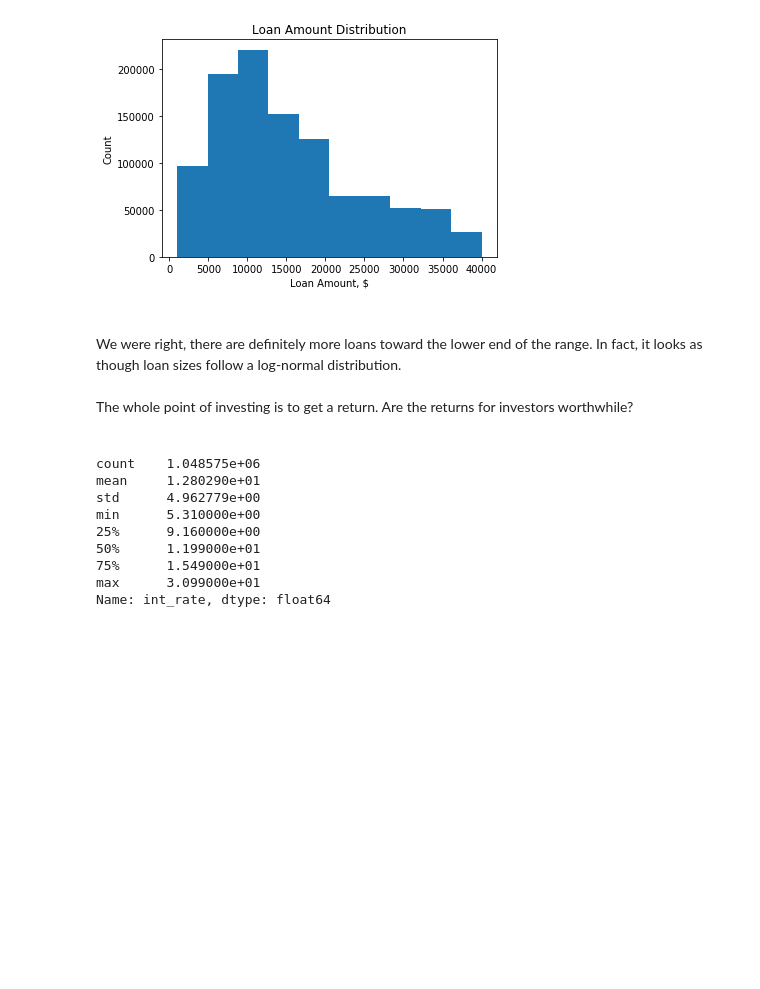
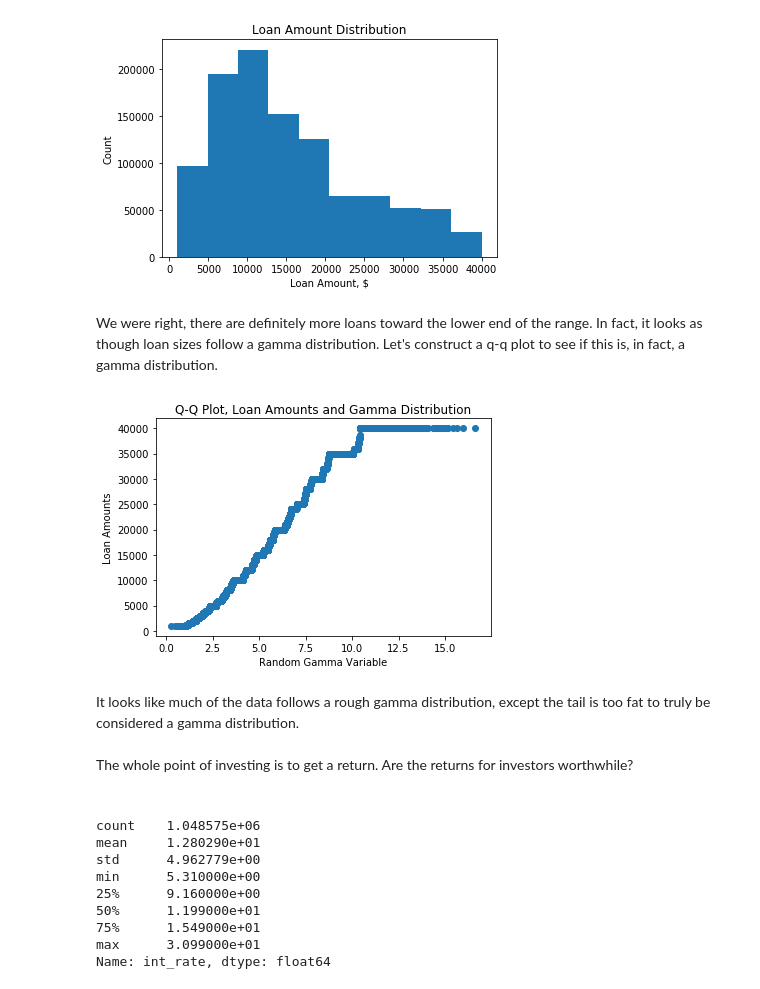
Before and after one commit to danehooker/Thinkful-Projects, a Jupyter notebook: Capstone 1.ipynb, the cells around one changed output. Saved outputs shown, nothing was run; the diff lists cells and outputs as text; code cells hidden in the pictures; blank space fills up the shorter version.

```diff
--- a/Capstone 1.ipynb
+++ b/Capstone 1.ipynb
@@ -50,13 +55,29 @@ plt.show()
 # %% [output]
 [figure]
 # %% [markdown]
+We were right, there are definitely more loans toward the lower end of the range. In fact, it looks as though loan sizes follow a gamma distribution. Let's construct a q-q plot to see if this is, in fact, a gamma distribution.
 <br>
-We were right, there are definitely more loans toward the lower end of the range. In fact, it looks as though loan sizes follow a log-normal distribution.
-<br>
-<br>
-The whole point of investing is to get a return. Are the returns for investors worthwhile?
-<br>
-<br>
+# %%
+q = np.random.gamma(5, 1, 1048575) # generating a random gamma distribution
+q10000 = np.random.choice(q, 10000) # taking 10000 instances
+q10000.sort() # sorting for q-q plot
+loan_amts = list(df.loan_amnt)
+loan_amts10000 = np.random.choice(loan_amts, 10000) # taking 10000 instances
+loan_amts10000.sort()# sorting for q-q plot
+plt.scatter(x=q10000, y=loan_amts10000)
+plt.ylabel('Loan Amounts')
+plt.xlabel('Random Gamma Variable')
+plt.title('Q-Q Plot, Loan Amounts and Gamma Distribution')
+plt.show()
+# %% [output]
+[figure, added]
+# %% [markdown]
+It looks like much of the data follows a rough gamma distribution, except the tail is too fat to truly be considered a gamma distribution.
+<br>
+<br>
+The whole point of investing is to get a return. Are the returns for investors worthwhile?
+<br>
+<br>
 # %%
 df.int_rate.describe()
 # %% [output]
```
Also changed, not shown: parts of 19 cells of this notebook.
